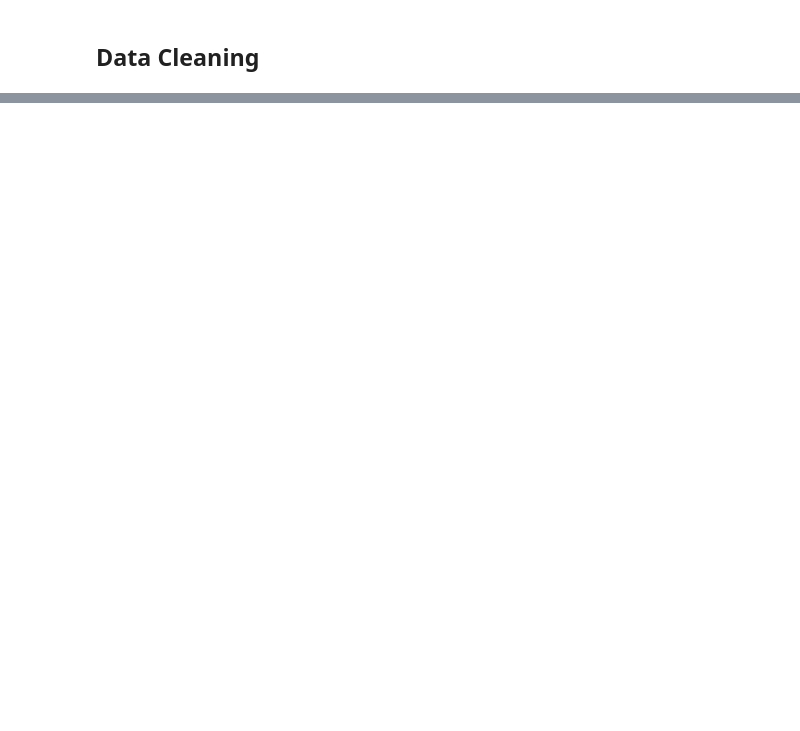
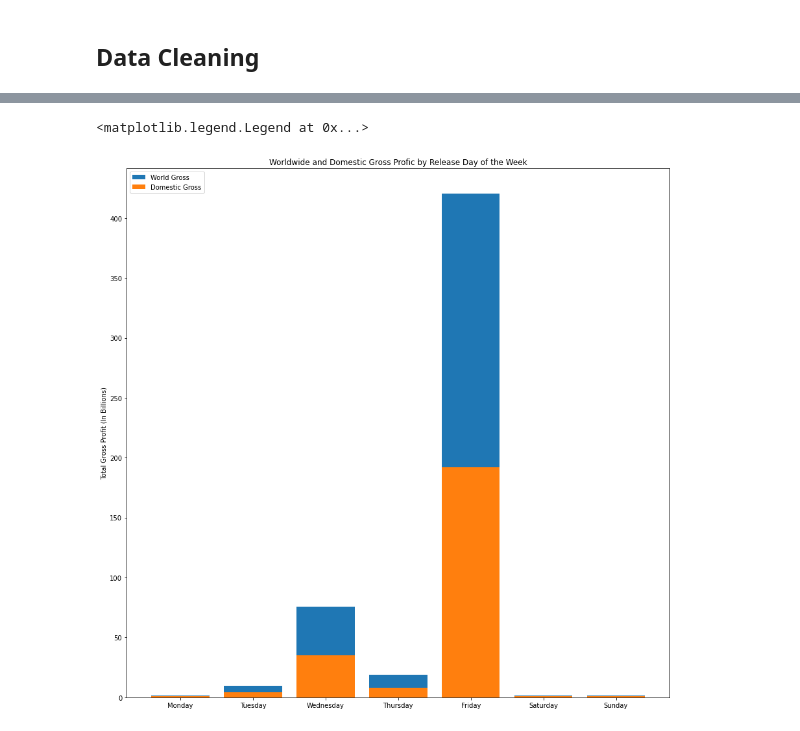
Before and after one commit to JCherryA050/phase_1_project, a Jupyter notebook: working_notebooks/project_notebook_ajc.ipynb, the cells around one changed output, grey strips where cells are left out. Drawn from its saved outputs; the diff is of its cells as text; code cells hidden in the pictures; blank space fills up the shorter version.

```diff
--- a/working_notebooks/project_notebook_ajc.ipynb
+++ b/working_notebooks/project_notebook_ajc.ipynb
@@ -274,0 +316,10 @@ the_numbers_clean[]
+# %%
+fig,ax = plt.subplots(figsize = (15,15))
+ax.bar(day_map.values(),tn_df.groupby('day').sum()['worldwide_gross'].values/1000000000)
+ax.bar(day_map.values(),tn_df.groupby('day').sum()['domestic_gross'].values/1000000000)
+ax.set_title('Worldwide and Domestic Gross Profic by Release Day of the Week')
+ax.set_ylabel('Total Gross Profit (In Billions)')
+ax.legend(['World Gross','Domestic Gross'],loc='upper left')
+# %% [output]
+<matplotlib.legend.Legend at 0x...>
+[figure, added]
```
Also changed, not shown: parts of 80 cells of this notebook.
